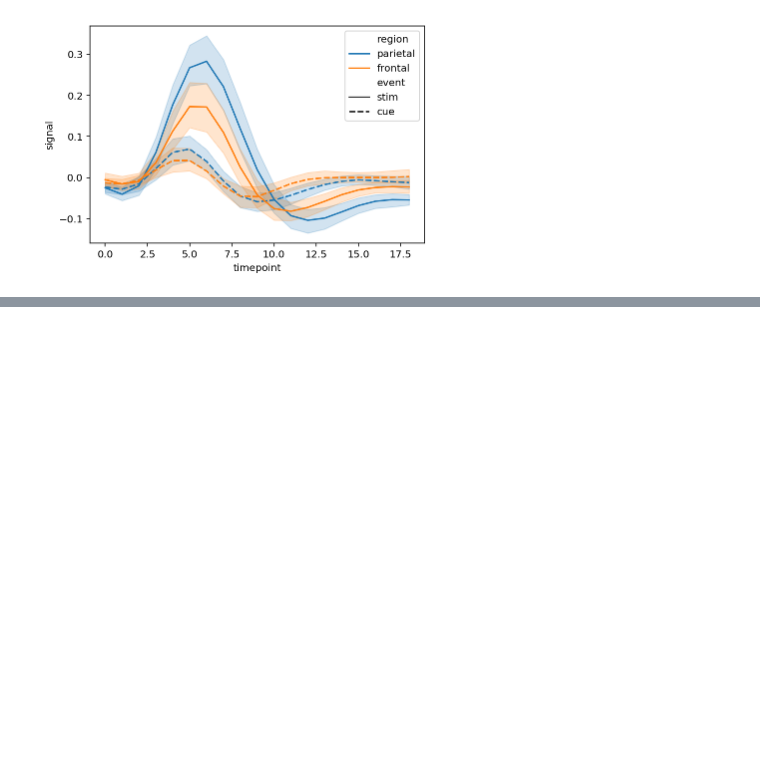
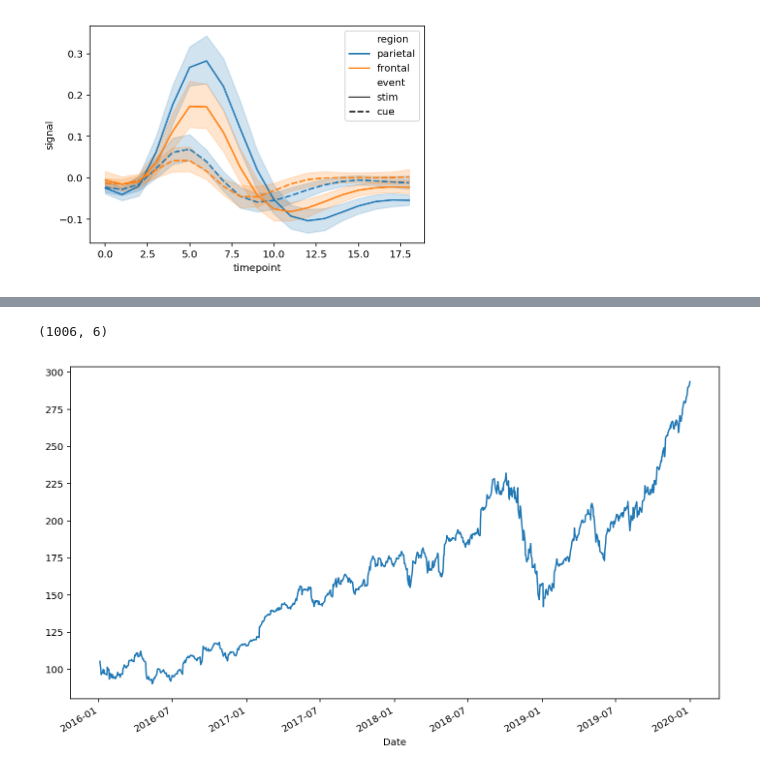
Before and after one commit to bevirgen/Data-Science---Artificial-Intelligence, a Jupyter notebook: 1. Python/2. Dr. M. Vahit Keskin/4. Eda and Visualize Basics/eda.ipynb, the cells around one changed output, grey strips where cells are left out. Drawn from its saved outputs; the diff is of its cells as text; code cells hidden in the pictures; blank space fills up the shorter version.

```diff
--- a/1. Python/2. Dr. M. Vahit Keskin/4. Eda and Visualize Basics/eda.ipynb
+++ b/1. Python/2. Dr. M. Vahit Keskin/4. Eda and Visualize Basics/eda.ipynb
@@ -689,0 +695,2 @@ sns.lineplot(df['timepoint'],
+# %%
+df = pr.get_data_yahoo('AAPL', start = '2016-01-01', end = '2020-01-01')
@@ -689,0 +717,11 @@ sns.lineplot(df['timepoint'],
+# %%
+df.shape
+# %% [output]
+(1006, 6)
+# %%
+close = df.Close
+# %%
+f, ax = plt.subplots(figsize=(12,7))
+close.plot();
+# %% [output]
+[figure, added]
```
Also changed, not shown: parts of 10 cells of this notebook.
